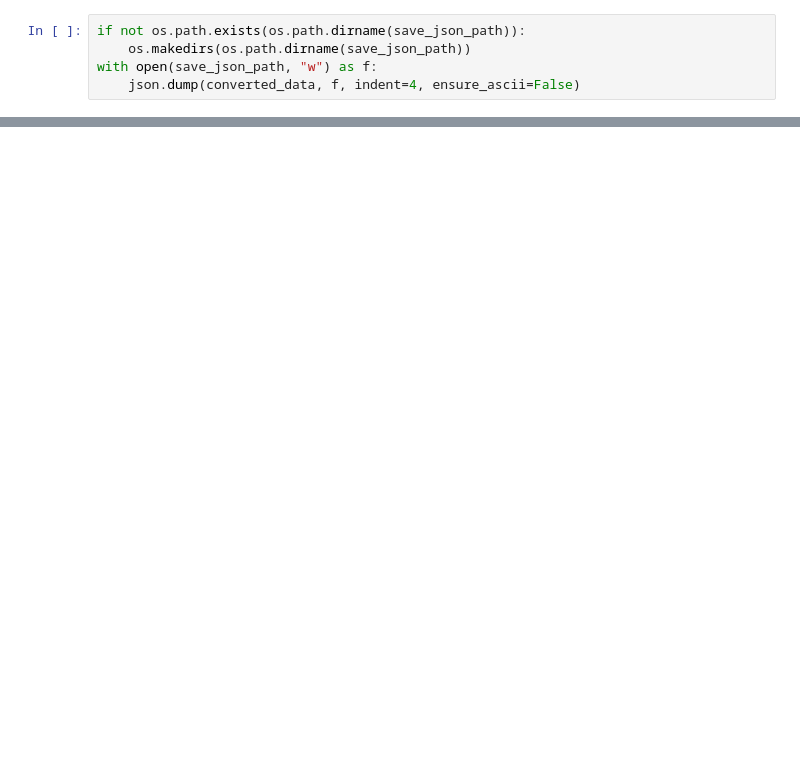
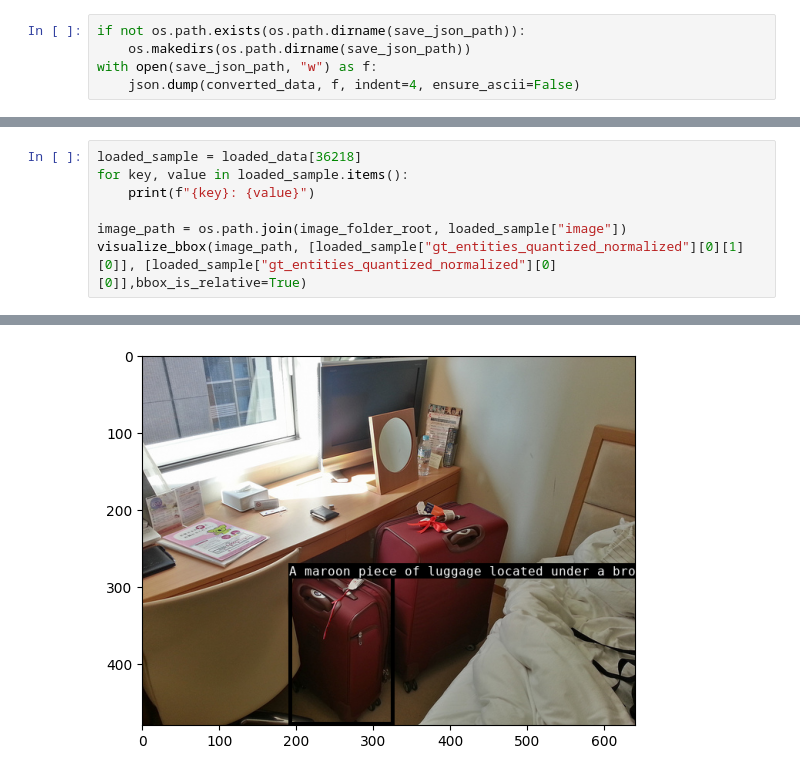
Before and after one commit to hyokonbanwa/iam2-omote, a Jupyter notebook: dataset/refcoco_g/refcoco_g_paligemma.ipynb, the cells around one changed output, grey strips where cells are left out. Cells and saved outputs as stored; diff of their text form; blank space fills up the shorter version.

```diff
--- a/dataset/refcoco_g/refcoco_g_paligemma.ipynb
+++ b/dataset/refcoco_g/refcoco_g_paligemma.ipynb
@@ -302,2 +326,10 @@ exist_image_count: 4896
 non_exist_image_count: 0
 exist_image_count / len(loaded_data): 1.0
+# %%
+loaded_sample = loaded_data[36218]
+for key, value in loaded_sample.items():
+    print(f"{key}: {value}")
+
+image_path = os.path.join(image_folder_root, loaded_sample["image"])
+visualize_bbox(image_path, [loaded_sample["gt_entities_quantized_normalized"][0][1][0]], [loaded_sample["gt_entities_quantized_normalized"][0][0]],bbox_is_relative=True)
+# %% [output]
@@ -303,0 +343 @@ exist_image_count / len(loaded_data): 1.0
+[figure, added]
```
Also changed, not shown: parts of 17 cells of this notebook, 14 other files.
